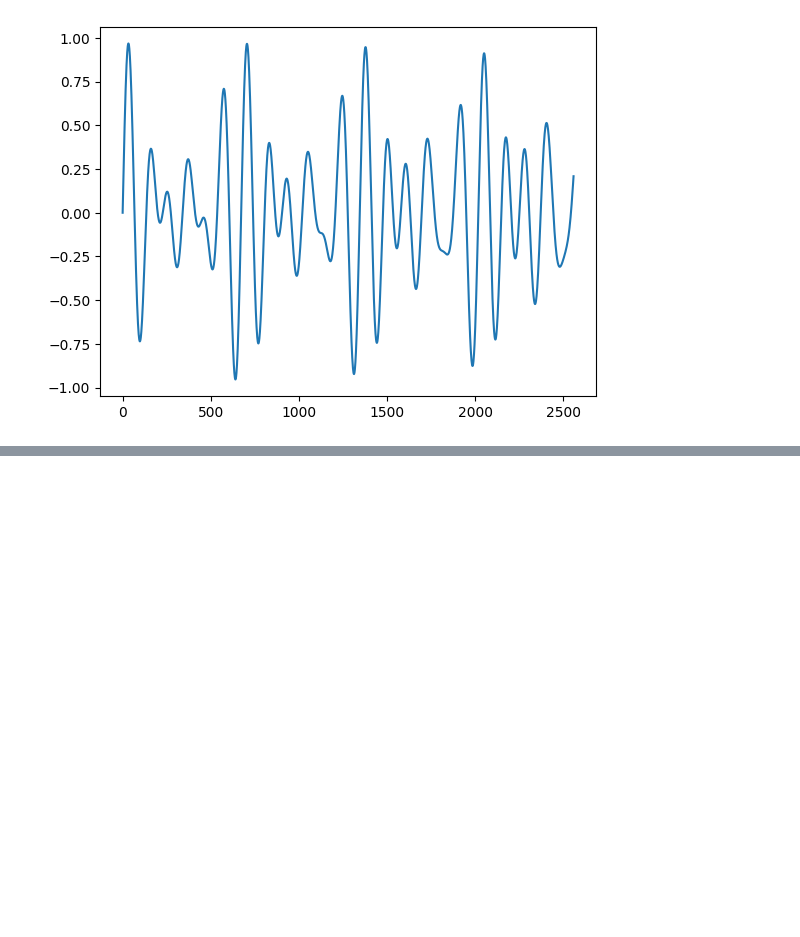
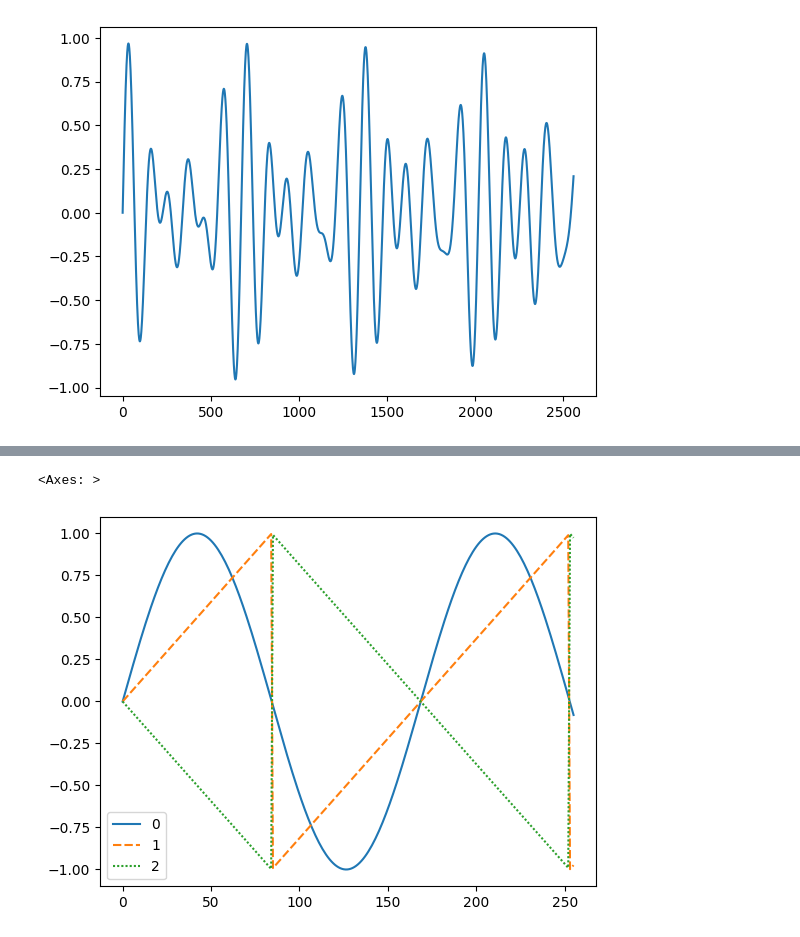
Before and after one commit to Usagi8P/digital_synth, a Jupyter notebook: visualize.ipynb, the cells around one changed output, grey strips where cells are left out. Saved outputs shown, nothing was run; the diff lists cells and outputs as text; code cells hidden in the pictures; blank space fills up the shorter version.

```diff
--- a/visualize.ipynb
+++ b/visualize.ipynb
@@ -39,0 +52,12 @@ sns.lineplot(data=data)
+# %%
+saw = get_saw_oscilator(261.6255, sample_rate=44_100)
+sin = get_sin_oscilator(261.6255, sample_rate=44_100)
+inv_saw = get_inverse_saw_oscilator(261.6255, sample_rate=44_100)
+sin_samples = np.array([next(sin) for _ in range(256)])
+saw_samples = np.array([next(saw) for _ in range(256)])
+inv_saw_samples = np.array([next(inv_saw) for _ in range(256)])
+# %%
+sns.lineplot(data=[sin_samples,saw_samples,inv_saw_samples])
+# %% [output]
+<Axes: >
+[figure, added]
```
Also changed, not shown: parts of 8 cells of this notebook, 2 other files.
